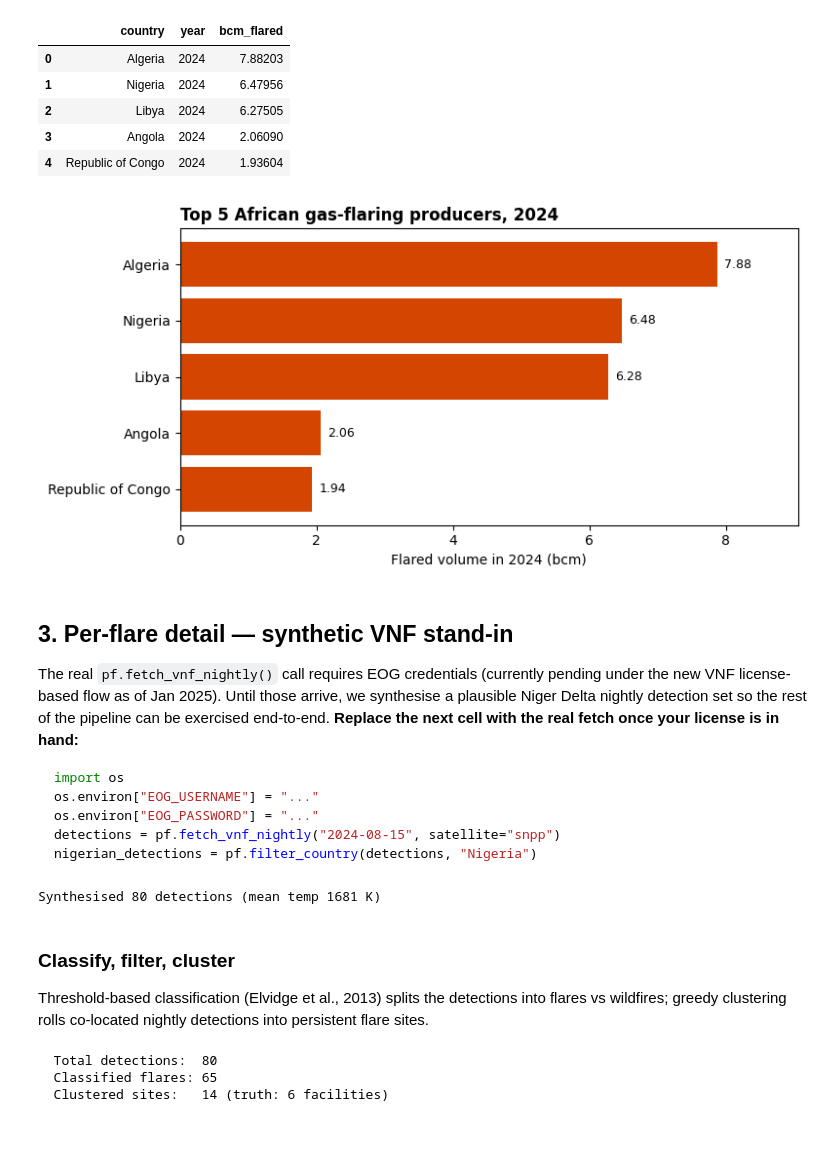
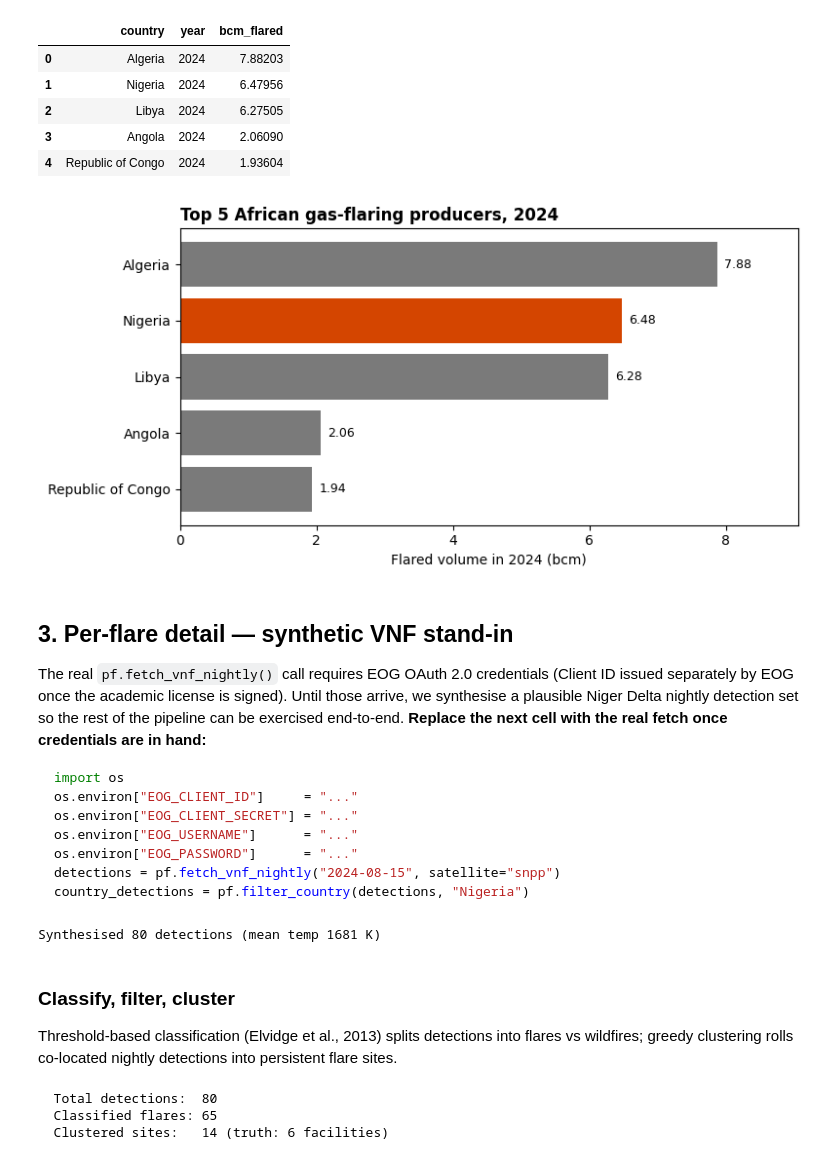
Before and after one commit to Jayyp1234/pyflare, a Jupyter notebook: notebooks/01_niger_delta.ipynb, the cells around one changed output. Drawn from its saved outputs; the diff is of its cells as text; code cells hidden in the pictures; blank space fills up the shorter version.

Commit message:
Day 1: G2-G9 green, OAuth refactor, GGFR XLSX fix, pyflare-africa rename

````diff
--- a/notebooks/01_niger_delta.ipynb
+++ b/notebooks/01_niger_delta.ipynb
@@ -112,32 +108,35 @@ top5
 | 4 | Republic of Congo | 2024 | 1.93604 |
 # %%
 fig, ax = plt.subplots(figsize=(8, 4))
-bars = ax.barh(top5["country"][::-1], top5["bcm_flared"][::-1], color="#d44500")
+highlight = ["#d44500" if c == "Nigeria" else "#7a7a7a" for c in top5["country"][::-1]]
+bars = ax.barh(top5["country"][::-1], top5["bcm_flared"][::-1], color=highlight)
 ax.set_title("Top 5 African gas-flaring producers, 2024", loc="left", fontsize=12, fontweight="bold")
 ax.set_xlabel("Flared volume in 2024 (bcm)")
 for bar, val in zip(bars, top5["bcm_flared"][::-1]):
     ax.text(val + 0.1, bar.get_y() + bar.get_height() / 2, f"{val:.2f}", va="center", fontsize=9)
 ax.set_xlim(right=top5["bcm_flared"].max() * 1.15)
 plt.tight_layout()
 plt.show()
 # %% [output]
-[figure, old version]
+[figure, new version]
 # %% [markdown]
 ## 3. Per-flare detail — synthetic VNF stand-in
 
-The real `pf.fetch_vnf_nightly()` call requires EOG credentials
-(currently pending under the new VNF license-based flow as of Jan
-2025). Until those arrive, we synthesise a plausible Niger Delta
-nightly detection set so the rest of the pipeline can be exercised
-end-to-end. **Replace the next cell with the real fetch once your
-license is in hand:**
+The real `pf.fetch_vnf_nightly()` call requires EOG OAuth 2.0
+credentials (Client ID issued separately by EOG once the
+academic license is signed). Until those arrive, we synthesise
+a plausible Niger Delta nightly detection set so the rest of the
+pipeline can be exercised end-to-end. **Replace the next cell
+with the real fetch once credentials are in hand:**
 
 ```python
 import os
-os.environ["EOG_USERNAME"] = "..."
-os.environ["EOG_PASSWORD"] = "..."
+os.environ["EOG_CLIENT_ID"]     = "..."
+os.environ["EOG_CLIENT_SECRET"] = "..."
+os.environ["EOG_USERNAME"]      = "..."
+os.environ["EOG_PASSWORD"]      = "..."
 detections = pf.fetch_vnf_nightly("2024-08-15", satellite="snpp")
-nigerian_detections = pf.filter_country(detections, "Nigeria")
+country_detections = pf.filter_country(detections, "Nigeria")
 ```
 # %%
 rng = np.random.default_rng(42)
@@ -183,7 +184,7 @@ Synthesised 80 detections (mean temp 1681 K)
 # %% [markdown]
 ### Classify, filter, cluster
 
-Threshold-based classification (Elvidge et al., 2013) splits the
+Threshold-based classification (Elvidge et al., 2013) splits
 detections into flares vs wildfires; greedy clustering rolls
 co-located nightly detections into persistent flare sites.
 # %%
````
Also changed, not shown: parts of 10 cells of this notebook, 31 other files.
